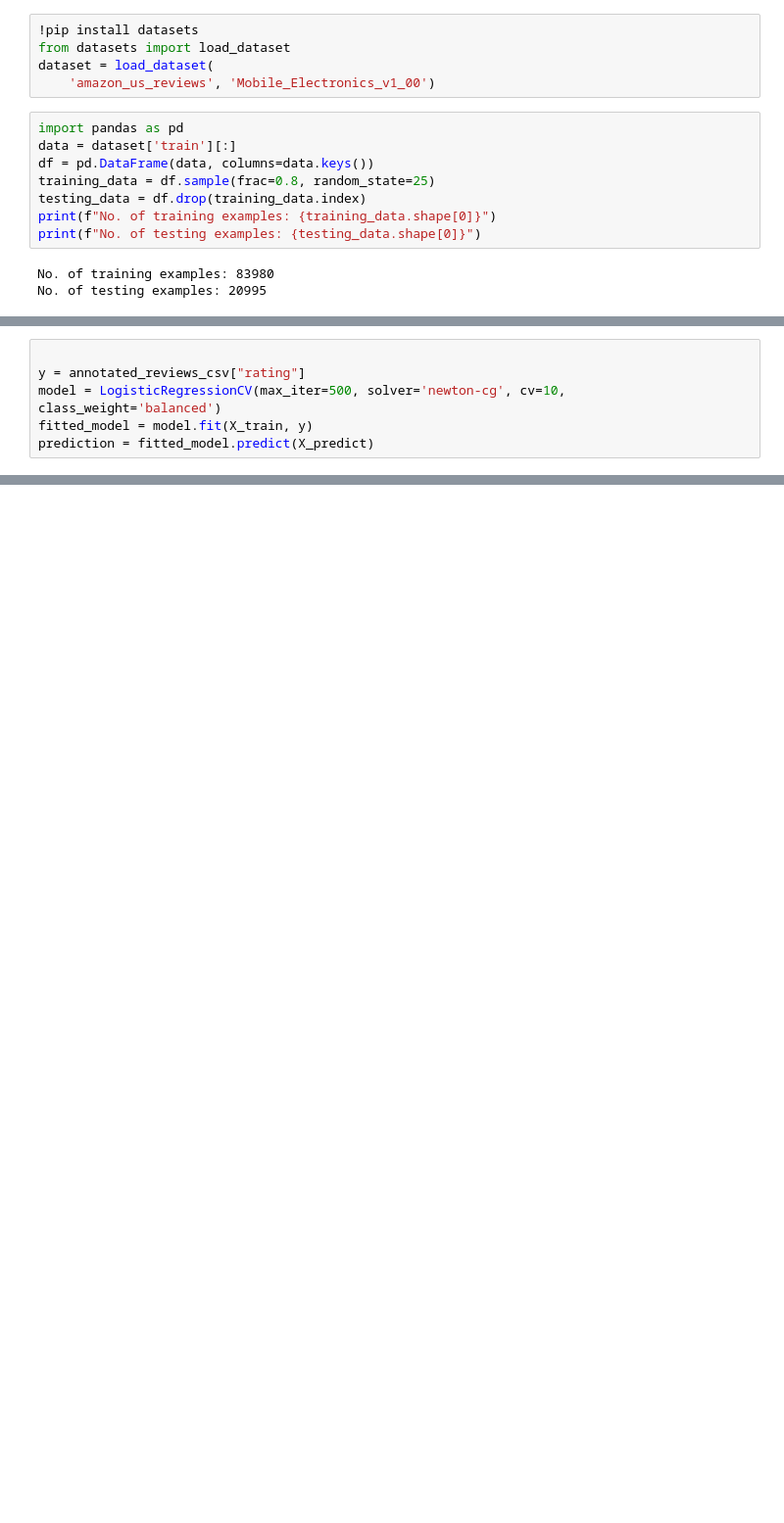
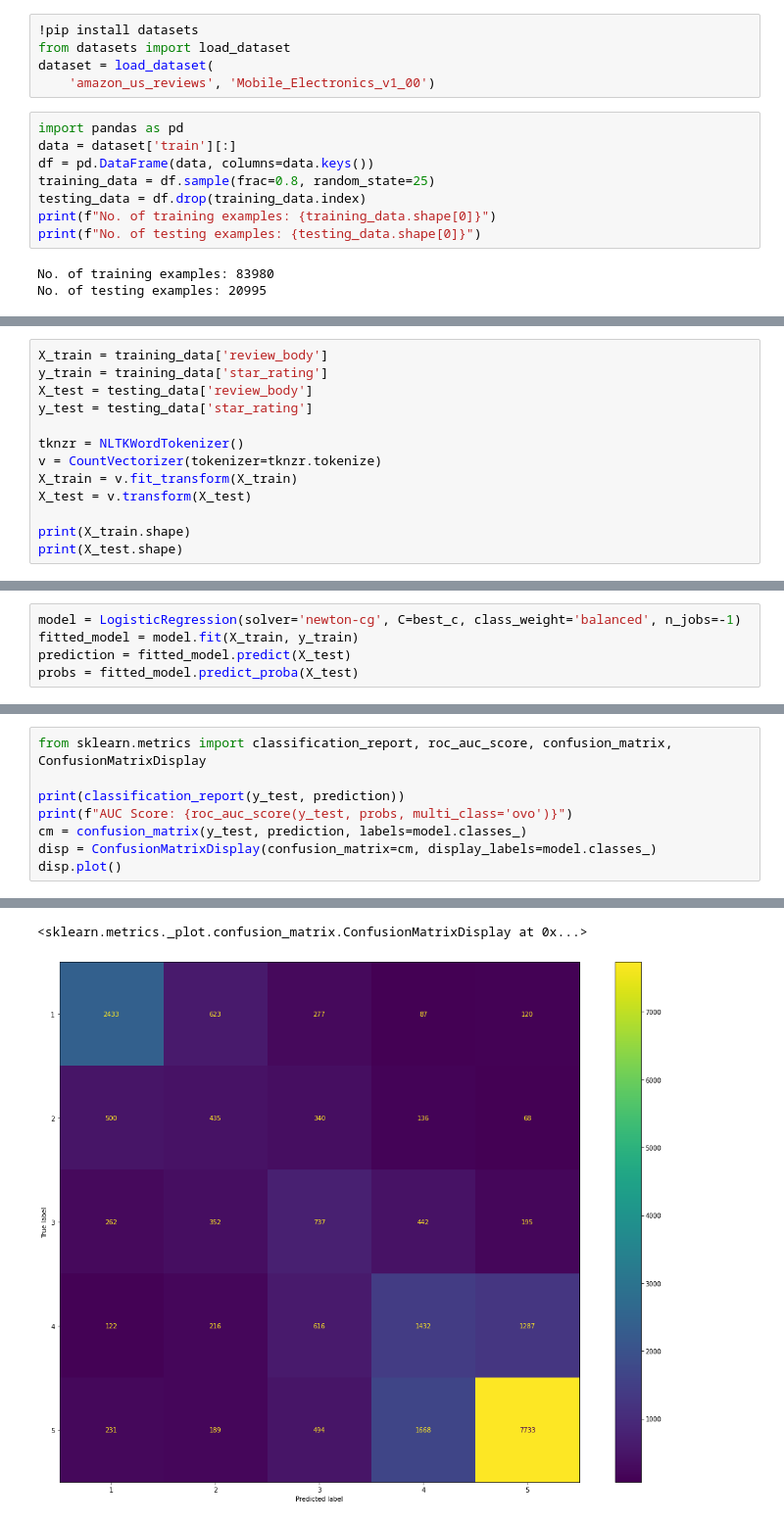
Before and after one commit to elinottonson/nlp-amazon-review-classifier, a Jupyter notebook: amazon review classifier.ipynb, the cells around one changed output, grey strips where cells are left out. Shown at 98% size. Cells and saved outputs as stored; diff of their text form; blank space fills up the shorter version.

Commit message:
Reworked code, added hyperparameter tuning, and included outline for the report.

```diff
--- a/amazon review classifier.ipynb
+++ b/amazon review classifier.ipynb
@@ -105,0 +110,13 @@ TypeError: unsupported operand type(s) for /: 'float' and 'str'
+# %%
+X_train = training_data['review_body']
+y_train = training_data['star_rating']
+X_test = testing_data['review_body']
+y_test = testing_data['star_rating']
+
+tknzr = NLTKWordTokenizer()
+v = CountVectorizer(tokenizer=tknzr.tokenize)
+X_train = v.fit_transform(X_train)
+X_test = v.transform(X_test)
+
+print(X_train.shape)
+print(X_test.shape)
@@ -106,6 +126,5 @@ TypeError: unsupported operand type(s) for /: 'float' and 'str'
 # %%
-
-y = annotated_reviews_csv["rating"]
-model = LogisticRegressionCV(max_iter=500, solver='newton-cg', cv=10, class_weight='balanced')
-fitted_model = model.fit(X_train, y)
-prediction = fitted_model.predict(X_predict)
+model = LogisticRegression(solver='newton-cg', C=best_c, class_weight='balanced', n_jobs=-1)
+fitted_model = model.fit(X_train, y_train)
+prediction = fitted_model.predict(X_test)
+probs = fitted_model.predict_proba(X_test)
@@ -142,0 +139,9 @@ Name: rating, dtype: int64
+# %%
+from sklearn.metrics import classification_report, roc_auc_score, confusion_matrix, ConfusionMatrixDisplay
+
+print(classification_report(y_test, prediction))
+print(f"AUC Score: {roc_auc_score(y_test, probs, multi_class='ovo')}")
+cm = confusion_matrix(y_test, prediction, labels=model.classes_)
+disp = ConfusionMatrixDisplay(confusion_matrix=cm, display_labels=model.classes_)
+disp.plot()
+# %% [output]
@@ -142,0 +161,2 @@ Name: rating, dtype: int64
+<sklearn.metrics._plot.confusion_matrix.ConfusionMatrixDisplay at 0x...>
+[figure, added]
```
Also changed, not shown: parts of 23 cells of this notebook.
